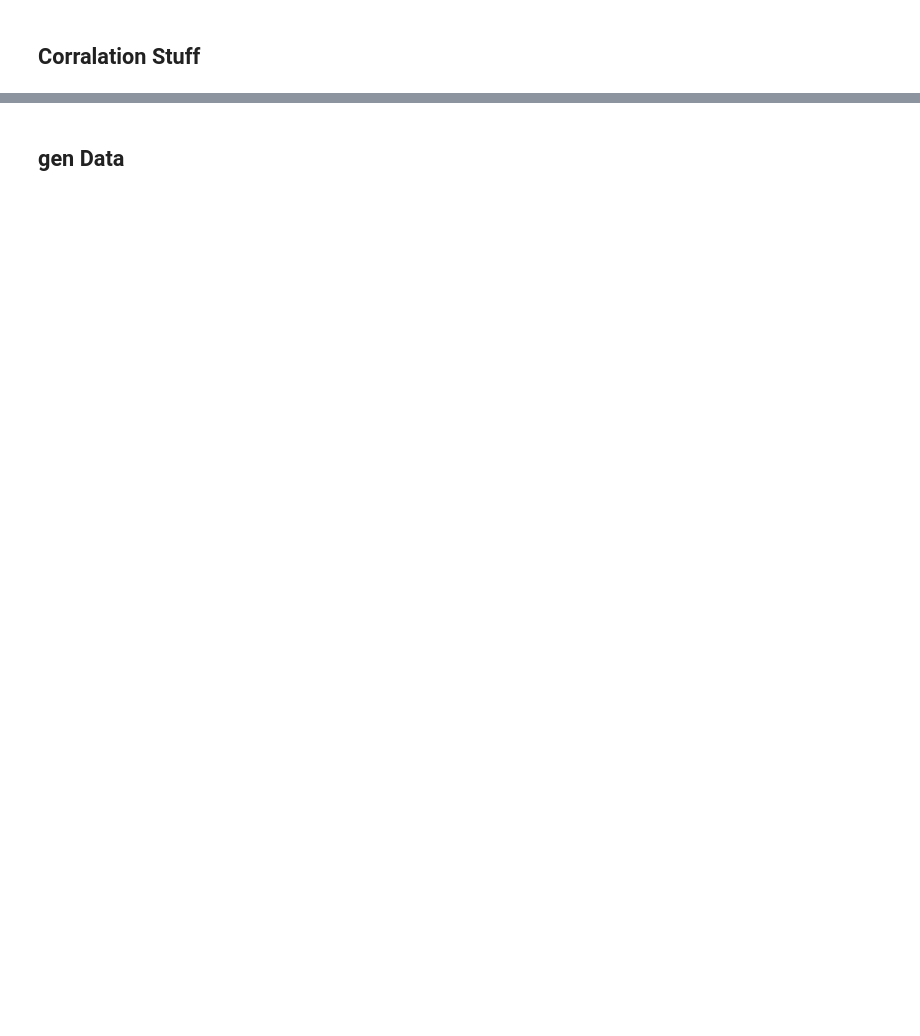
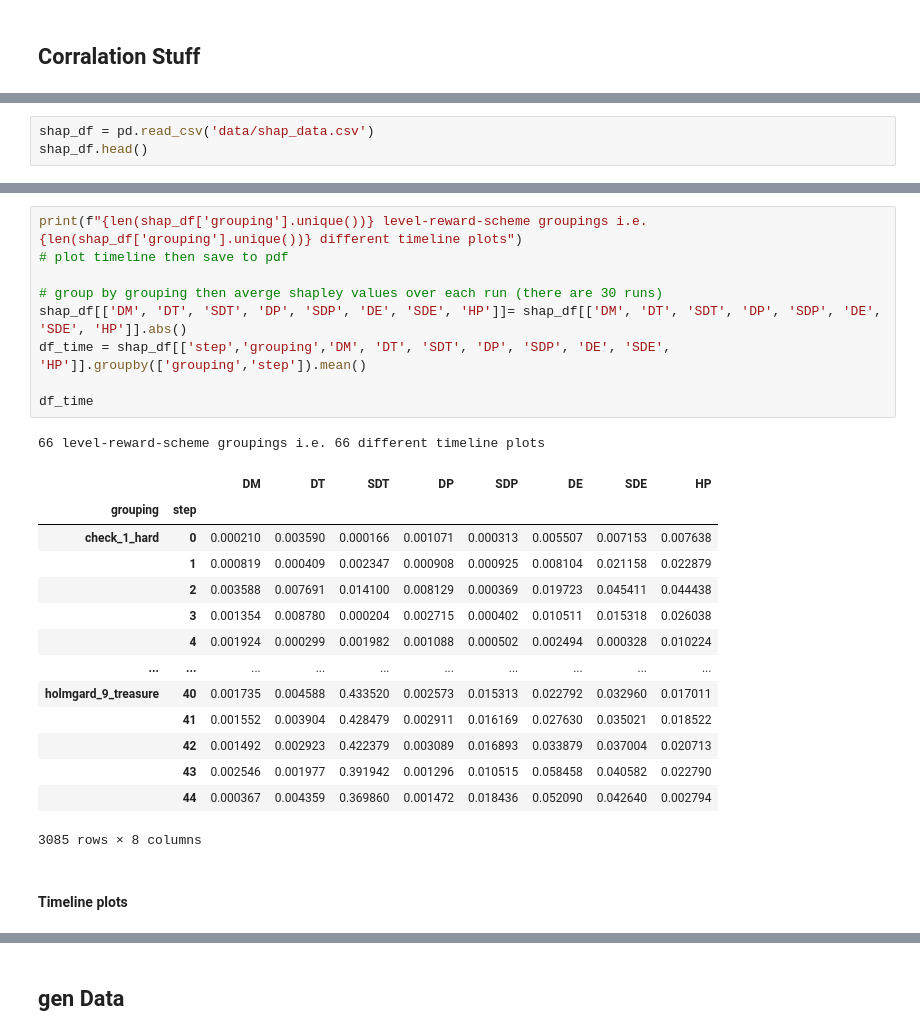
Before and after one commit to AlexVogt1/gym-md, a Jupyter notebook: pipeline_v2.ipynb, the cells around one changed output, grey strips where cells are left out. Cells and saved outputs as stored; diff of their text form; blank space fills up the shorter version.

Commit message:
implementing groupshapley

```diff
--- a/pipeline_v2.ipynb
+++ b/pipeline_v2.ipynb
@@ -493,0 +557,3 @@ Name: count, dtype: int64
+# %%
+shap_df = pd.read_csv('data/shap_data.csv')
+shap_df.head()
@@ -493,0 +568,27 @@ Name: count, dtype: int64
+# %%
+print(f"{len(shap_df['grouping'].unique())} level-reward-scheme groupings i.e. {len(shap_df['grouping'].unique())} different timeline plots")
+# plot timeline then save to pdf
+
+# group by grouping then averge shapley values over each run (there are 30 runs)
+shap_df[['DM', 'DT', 'SDT', 'DP', 'SDP', 'DE', 'SDE', 'HP']]= shap_df[['DM', 'DT', 'SDT', 'DP', 'SDP', 'DE', 'SDE', 'HP']].abs()
+df_time = shap_df[['step','grouping','DM', 'DT', 'SDT', 'DP', 'SDP', 'DE', 'SDE', 'HP']].groupby(['grouping','step']).mean()
+
+df_time
+# %% [output]
+66 level-reward-scheme groupings i.e. 66 different timeline plots
+|  |  | DM | DT | SDT | DP | SDP | DE | SDE | HP |
+| grouping | step |  |  |  |  |  |  |  |  |
+| check_1_hard | 0 | 0.000210 | 0.003590 | 0.000166 | 0.001071 | 0.000313 | 0.005507 | 0.007153 | 0.007638 |
+|  | 1 | 0.000819 | 0.000409 | 0.002347 | 0.000908 | 0.000925 | 0.008104 | 0.021158 | 0.022879 |
+|  | 2 | 0.003588 | 0.007691 | 0.014100 | 0.008129 | 0.000369 | 0.019723 | 0.045411 | 0.044438 |
+|  | 3 | 0.001354 | 0.008780 | 0.000204 | 0.002715 | 0.000402 | 0.010511 | 0.015318 | 0.026038 |
+|  | 4 | 0.001924 | 0.000299 | 0.001982 | 0.001088 | 0.000502 | 0.002494 | 0.000328 | 0.010224 |
+| ... | ... | ... | ... | ... | ... | ... | ... | ... | ... |
+| holmgard_9_treasure | 40 | 0.001735 | 0.004588 | 0.433520 | 0.002573 | 0.015313 | 0.022792 | 0.032960 | 0.017011 |
+|  | 41 | 0.001552 | 0.003904 | 0.428479 | 0.002911 | 0.016169 | 0.027630 | 0.035021 | 0.018522 |
+|  | 42 | 0.001492 | 0.002923 | 0.422379 | 0.003089 | 0.016893 | 0.033879 | 0.037004 | 0.020713 |
+|  | 43 | 0.002546 | 0.001977 | 0.391942 | 0.001296 | 0.010515 | 0.058458 | 0.040582 | 0.022790 |
+|  | 44 | 0.000367 | 0.004359 | 0.369860 | 0.001472 | 0.018436 | 0.052090 | 0.042640 | 0.002794 |
+3085 rows × 8 columns
+# %% [markdown]
+#### Timeline plots
```
Also changed, not shown: parts of 27 cells of this notebook, 16 other files.
